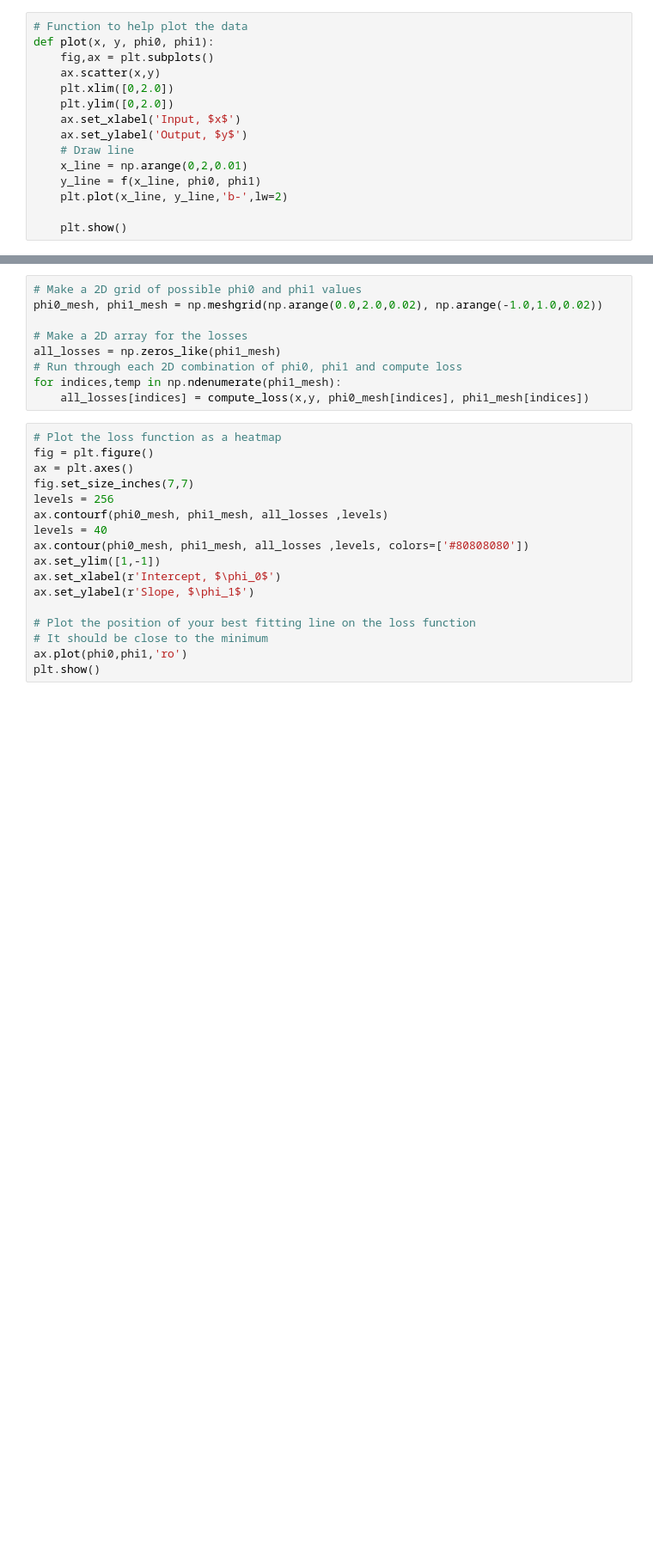
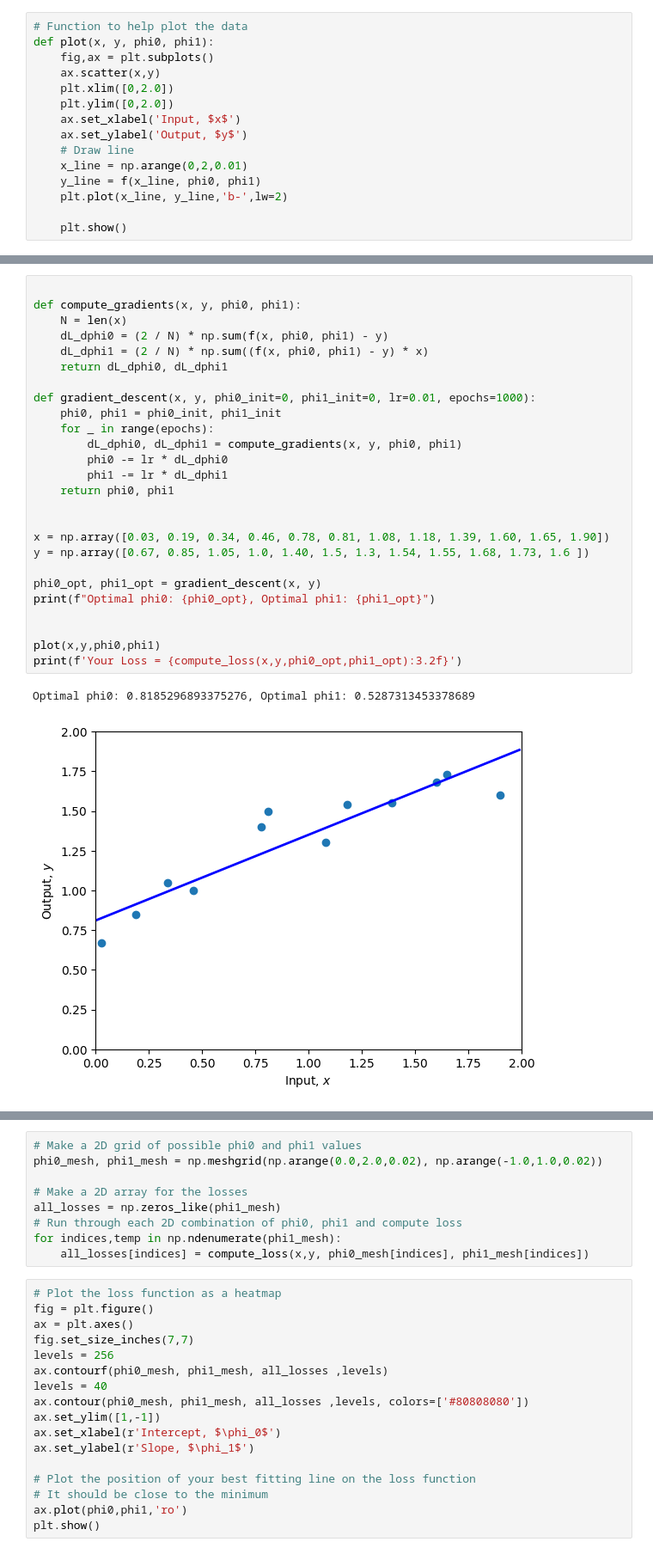
Before and after one commit to udlbook/udlbook, a Jupyter notebook: Notebooks/Chap02/2_1_Supervised_Learning.ipynb, the cells around one changed output, grey strips where cells are left out. Shown at 86% size. Drawn from its saved outputs; the diff is of its cells as text; blank space fills up the shorter version.

```diff
--- a/Notebooks/Chap02/2_1_Supervised_Learning.ipynb
+++ b/Notebooks/Chap02/2_1_Supervised_Learning.ipynb
@@ -86,0 +98,29 @@ Now let's plot that function
+# %%
+
+def compute_gradients(x, y, phi0, phi1):
+    N = len(x)
+    dL_dphi0 = (2 / N) * np.sum(f(x, phi0, phi1) - y)
+    dL_dphi1 = (2 / N) * np.sum((f(x, phi0, phi1) - y) * x)
+    return dL_dphi0, dL_dphi1
+
+def gradient_descent(x, y, phi0_init=0, phi1_init=0, lr=0.01, epochs=1000):
+    phi0, phi1 = phi0_init, phi1_init
+    for _ in range(epochs):
+        dL_dphi0, dL_dphi1 = compute_gradients(x, y, phi0, phi1)
+        phi0 -= lr * dL_dphi0
+        phi1 -= lr * dL_dphi1
+    return phi0, phi1
+
+
+x = np.array([0.03, 0.19, 0.34, 0.46, 0.78, 0.81, 1.08, 1.18, 1.39, 1.60, 1.65, 1.90])
+y = np.array([0.67, 0.85, 1.05, 1.0, 1.40, 1.5, 1.3, 1.54, 1.55, 1.68, 1.73, 1.6 ])
+
+phi0_opt, phi1_opt = gradient_descent(x, y)
+print(f"Optimal phi0: {phi0_opt}, Optimal phi1: {phi1_opt}")
+
+
+plot(x,y,phi0,phi1)
+print(f'Your Loss = {compute_loss(x,y,phi0_opt,phi1_opt):3.2f}')
+# %% [output]
+Optimal phi0: 0.8185296893375276, Optimal phi1: 0.5287313453378689
+[figure, added]
```
Also changed, not shown: parts of 16 cells of this notebook, 1 other file.
